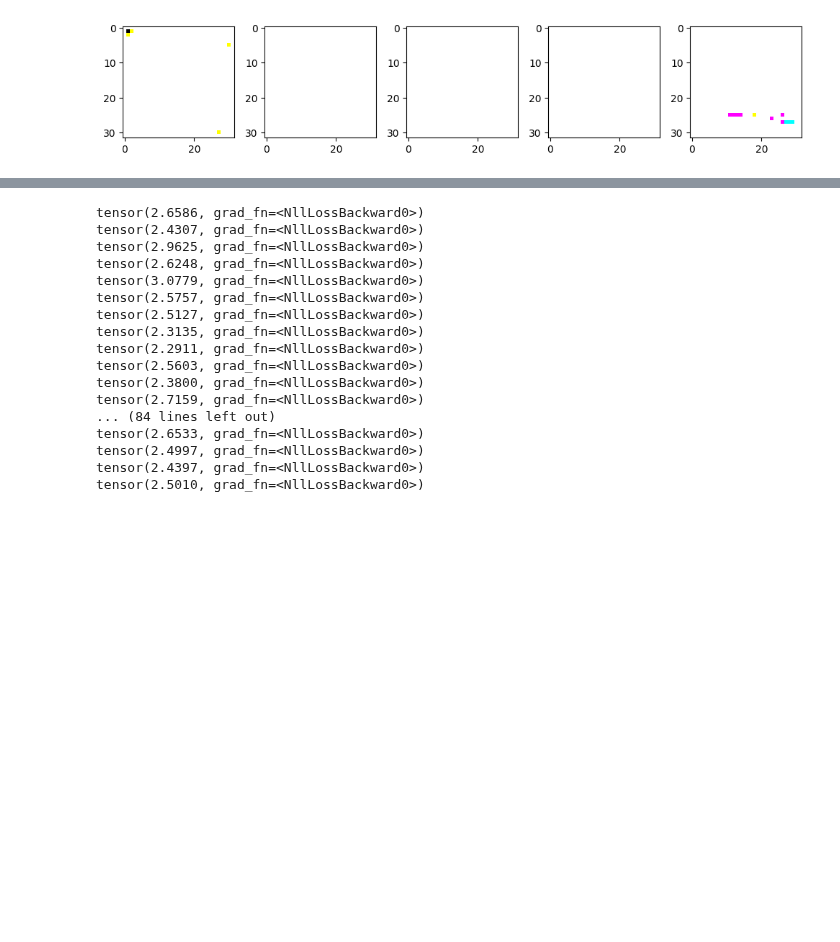
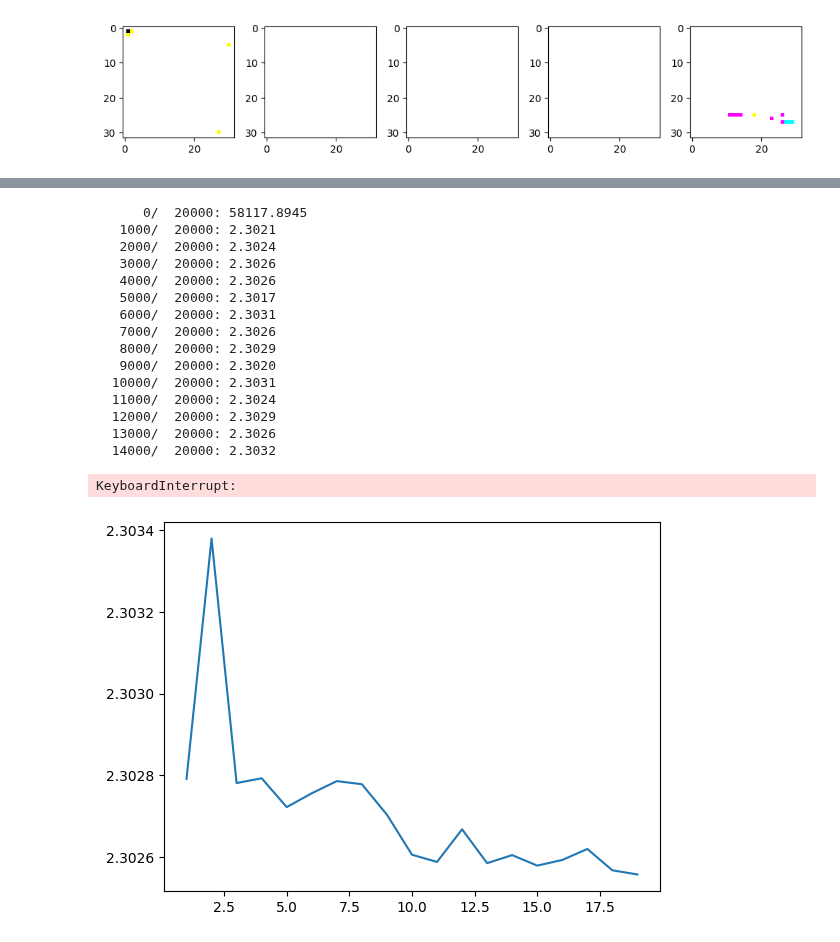
Before and after one commit to jvilchesf/Learning, a Jupyter notebook: CIFAR-10 CNN/script/main_v4_backward_optimization_mix.ipynb, the cells around one changed output, grey strips where cells are left out. Cells and saved outputs as stored; diff of their text form; code cells hidden in the pictures; blank space fills up the shorter version.

```diff
--- a/CIFAR-10 CNN/script/main_v4_backward_optimization_mix.ipynb
+++ b/CIFAR-10 CNN/script/main_v4_backward_optimization_mix.ipynb
@@ -115,13 +134,12 @@ class sequential:
         return self.out
 
 #----------------------------------------------------------------------
-class tanh:
+class ReLU:
     def __call__(self, x):
-        return torch.tanh(x)
+        return torch.relu(x)
 
     def parameters(self):
         return []
-
 #----------------------------------------------------------------------
 
 class reshape():
@@ -166,36 +182,54 @@ for p in parameters:
 # %%
-max_steps = 100
-batch_size = 32
+max_steps = 20000
+batch_size = 64
 lossi = []
+lrei = []
+steps = []
 
 for i in range(max_steps):
     # minibatch construct
-    ix = torch.randint(0, X.shape[0], (batch_size,))
-    Xb, Yb = X[ix], Y[ix] # batch X,Y
-
-    optimizer = torch.optim.SGD(parameters, lr=0.01)
+    ix = torch.randint(0, Xtr.shape[0], (batch_size,))
+    Xb, Yb = Xtr[ix], Ytr[ix] # batch X,Y
     # Forward pass
     logits = model(Xb)
     loss = F.cross_entropy(logits, Yb.long())
-    print(loss)
-    optimizer.zero_grad()  # Reset gradients
-    loss.backward()  # Backward pass
-    optimizer.step()  # Update parameters
+    #print(loss)
+    # backward pass
+    for p in parameters:
+        p.grad = None  # Reset the gradients
+    loss.backward()
+
+    # Update the weights
+    lre = 0.001 #0.05 if i < 10000 else 0.01
+    with torch.no_grad():
+        for p in parameters:
+            p -= p.grad * lre
+            p.grad.zero_()
+
+
+    lossi.append(loss.item())
+    lrei.append(lre)
+    steps.append(i)
+    if i % 1000 == 0:
+        print(f'{i:7d}/{max_steps:7d}: {loss.item():.4f}')
 # %% [output]
-tensor(2.6586, grad_fn=<NllLossBackward0>)
-tensor(2.4307, grad_fn=<NllLossBackward0>)
-tensor(2.9625, grad_fn=<NllLossBackward0>)
-tensor(2.6248, grad_fn=<NllLossBackward0>)
-tensor(3.0779, grad_fn=<NllLossBackward0>)
-tensor(2.5757, grad_fn=<NllLossBackward0>)
-tensor(2.5127, grad_fn=<NllLossBackward0>)
-tensor(2.3135, grad_fn=<NllLossBackward0>)
-tensor(2.2911, grad_fn=<NllLossBackward0>)
-tensor(2.5603, grad_fn=<NllLossBackward0>)
-tensor(2.3800, grad_fn=<NllLossBackward0>)
-tensor(2.7159, grad_fn=<NllLossBackward0>)
-... (84 lines left out)
-tensor(2.6533, grad_fn=<NllLossBackward0>)
-tensor(2.4997, grad_fn=<NllLossBackward0>)
-tensor(2.4397, grad_fn=<NllLossBackward0>)
-tensor(2.5010, grad_fn=<NllLossBackward0>)
+      0/  20000: 58117.8945
+   1000/  20000: 2.3021
+   2000/  20000: 2.3024
+   3000/  20000: 2.3026
+   4000/  20000: 2.3026
+   5000/  20000: 2.3017
+   6000/  20000: 2.3031
+   7000/  20000: 2.3026
+   8000/  20000: 2.3029
+   9000/  20000: 2.3020
+  10000/  20000: 2.3031
+  11000/  20000: 2.3024
+  12000/  20000: 2.3029
+  13000/  20000: 2.3026
+  14000/  20000: 2.3032
+KeyboardInterrupt:
+# %%
+plt.plot(torch.tensor(lossi).view(-1,1000).mean(1));
+# %% [output]
+[figure, added]
```
Also changed, not shown: parts of 7 cells of this notebook, 2 other files.
